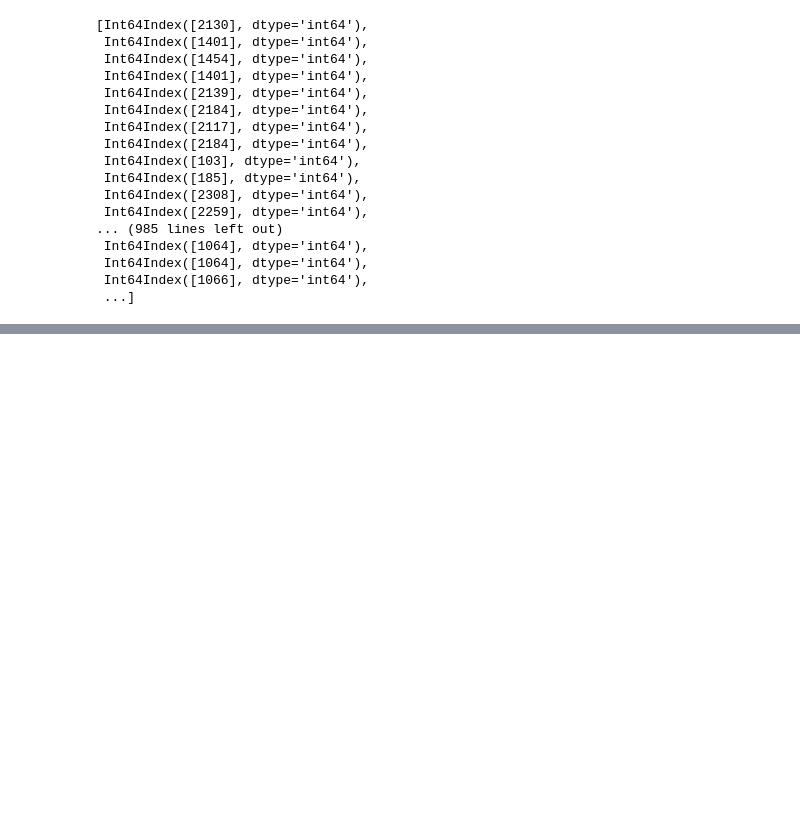
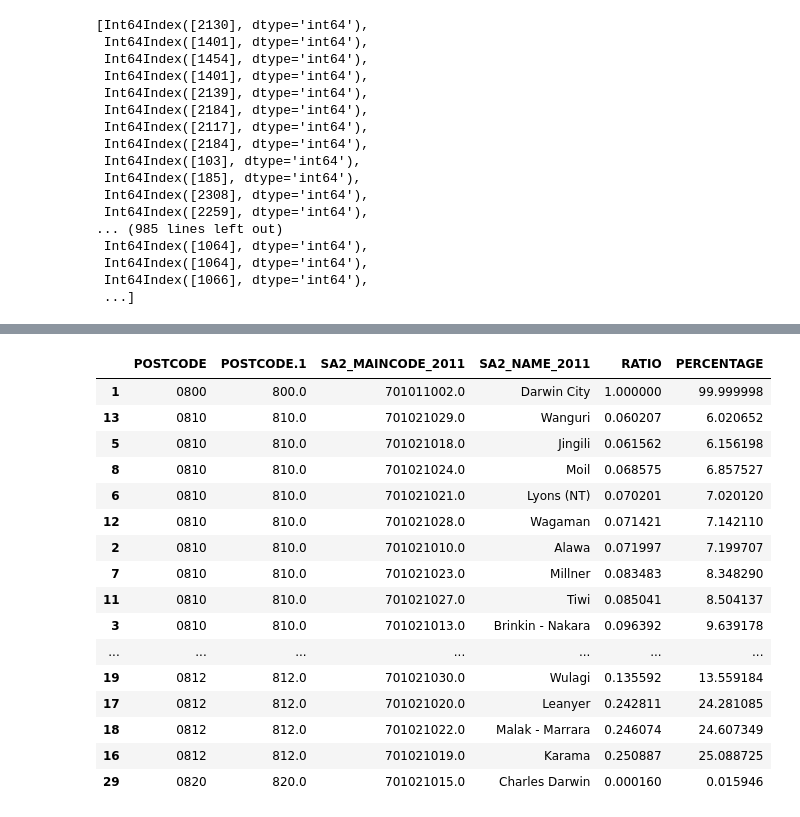
Before and after one commit to MAST30034-Applied-Data-Science/generic-buy-now-pay-later-project-group-11, a Jupyter notebook: notebooks/download_external_datasets.ipynb, the cells around one changed output, grey strips where cells are left out. Saved outputs shown, nothing was run; the diff lists cells and outputs as text; code cells hidden in the pictures; blank space fills up the shorter version.

```diff
--- a/notebooks/download_external_datasets.ipynb
+++ b/notebooks/download_external_datasets.ipynb
@@ -234,0 +317,21 @@ ImportError: Spatial indexes require either `rtree` or `pygeos`. See installatio
+# %%
+# there are postcodes with multiple SA2s
+display(poa_to_sa2.sort_values(by=['POSTCODE', 'PERCENTAGE'], ascending=True).head(20))
+# %% [output]
+|  | POSTCODE | POSTCODE.1 | SA2_MAINCODE_2011 | SA2_NAME_2011 | RATIO | PERCENTAGE |
+| 1 | 0800 | 800.0 | 701011002.0 | Darwin City | 1.000000 | 99.999998 |
+| 13 | 0810 | 810.0 | 701021029.0 | Wanguri | 0.060207 | 6.020652 |
+| 5 | 0810 | 810.0 | 701021018.0 | Jingili | 0.061562 | 6.156198 |
+| 8 | 0810 | 810.0 | 701021024.0 | Moil | 0.068575 | 6.857527 |
+| 6 | 0810 | 810.0 | 701021021.0 | Lyons (NT) | 0.070201 | 7.020120 |
+| 12 | 0810 | 810.0 | 701021028.0 | Wagaman | 0.071421 | 7.142110 |
+| 2 | 0810 | 810.0 | 701021010.0 | Alawa | 0.071997 | 7.199707 |
+| 7 | 0810 | 810.0 | 701021023.0 | Millner | 0.083483 | 8.348290 |
+| 11 | 0810 | 810.0 | 701021027.0 | Tiwi | 0.085041 | 8.504137 |
+| 3 | 0810 | 810.0 | 701021013.0 | Brinkin - Nakara | 0.096392 | 9.639178 |
+| ... | ... | ... | ... | ... | ... | ... |
+| 19 | 0812 | 812.0 | 701021030.0 | Wulagi | 0.135592 | 13.559184 |
+| 17 | 0812 | 812.0 | 701021020.0 | Leanyer | 0.242811 | 24.281085 |
+| 18 | 0812 | 812.0 | 701021022.0 | Malak - Marrara | 0.246074 | 24.607349 |
+| 16 | 0812 | 812.0 | 701021019.0 | Karama | 0.250887 | 25.088725 |
+| 29 | 0820 | 820.0 | 701021015.0 | Charles Darwin | 0.000160 | 0.015946 |
```
Also changed, not shown: parts of 19 cells of this notebook.
